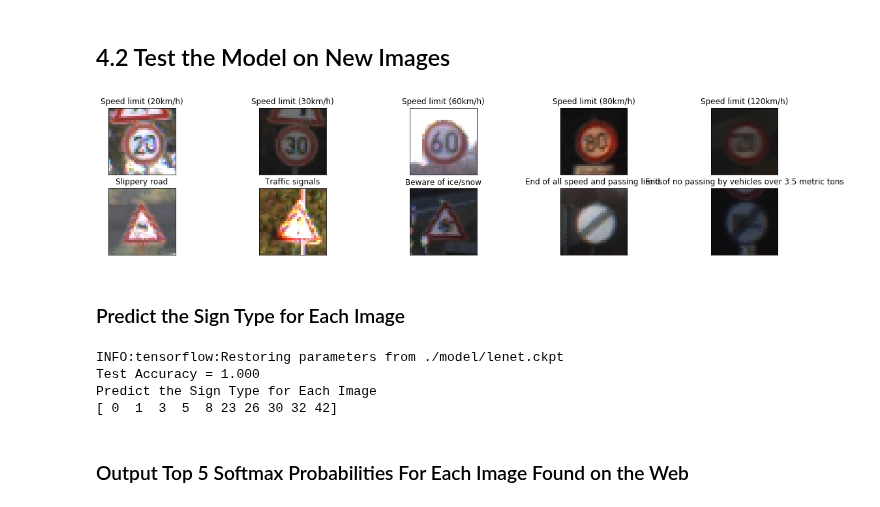
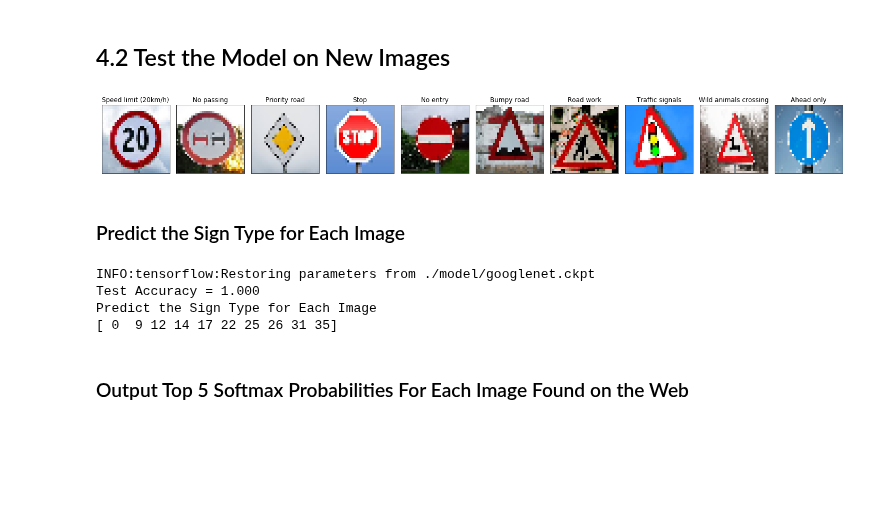
Before and after one commit to liferlisiqi/Traffic-Sign-Classifier, a Jupyter notebook: GoogLeNet.ipynb, the cells around one changed output. Saved outputs shown, nothing was run; the diff lists cells and outputs as text; code cells hidden in the pictures; blank space fills up the shorter version.

```diff
--- a/GoogLeNet.ipynb
+++ b/GoogLeNet.ipynb
@@ -207,49 +216,46 @@ INFO:tensorflow:Restoring parameters from ./model/googlenet.ckpt
 # %% [markdown]
 ## 4.2 Test the Model on New Images
-# %%
-gt_images = []
-gt_labels = []
-
-with open('./test_images/labels.csv') as f:
-    gt_labels = [row[7] for row in csv.reader(f)]
-# print(gt_labels)
-
-for i in range(1, 11):
-    img = Image.open('./test_images/' + str(i) +'.ppm')
-    img.save('./test_images/' + str(i) +'.jpg')
-    gt_images.append(plt.imread('./test_images/' + str(i) +'.ppm'))
-# print(gt_images)
-
-plt.figure(figsize=(20, 20))
-for i in range(len(gt_images)):
-    plt.subplot(9, 5, i + 1), plt.imshow(gt_images[i]), plt.title(signnames[int(gt_labels[i])])
-    plt.xticks([]), plt.yticks([])
-
-gt_images = np.array(gt_images)
-gt_labels = np.array(gt_labels)
-
-# Normalization
-gt_images = gt_images.astype(np.float32) / 128. - 1.
-# %% [output]
-[figure, removed]
+# %%
+online_images = []
+online_labels = [0, 9, 12, 14, 17, 22, 25, 26, 31, 35]
+
+for i in range(1, 11):
+    image = plt.imread('./test_images/' + str(i) +'.jpeg')
+    image_reshape = cv2.resize(image,(32, 32), interpolation = cv2.INTER_CUBIC)
+    online_images.append(image_reshape)
+
+plt.figure(figsize=(25, 10))
+plt.subplots_adjust(hspace = .1, wspace=.1)
+for i in range(len(online_images)):
+    plt.subplot(1, 10, i + 1)
+    plt.imshow(online_images[i])
+    plt.title(signnames[int(online_labels[i])])
+    plt.xticks([]), plt.yticks([])
+plt.savefig('./result_images/online image.jpg')
+
+online_images = np.array(online_images)
+online_images = online_images.astype(np.float32) / 128. - 1.
+online_labels = np.array(online_labels)
+# %% [output]
+[figure, added]
 # %% [markdown]
 ### Predict the Sign Type for Each Image
 # %%
 with tf.Session() as sess:
     saver.restore(sess, './model/googlenet.ckpt')
-    test_accuracy = evaluate(gt_images, gt_labels)
+    test_accuracy = evaluate(online_images, online_labels)
     print("Test Accuracy = {:.3f}".format(test_accuracy))
-    logits_value = sess.run(logits, feed_dict={x: gt_images})
+    logits_value = sess.run(logits, feed_dict={x: online_images})
     probabilities = sess.run(tf.nn.softmax(logits_value))
 
 predict = probabilities.argmax(axis=1)
 print("Predict the Sign Type for Each Image")
 print(predict)
 # %% [output]
-INFO:tensorflow:Restoring parameters from ./model/lenet.ckpt
+INFO:tensorflow:Restoring parameters from ./model/googlenet.ckpt
 Test Accuracy = 1.000
 Predict the Sign Type for Each Image
-[ 0  1  3  5  8 23 26 30 32 42]
+[ 0  9 12 14 17 22 25 26 31 35]
 # %% [markdown]
 ### Output Top 5 Softmax Probabilities For Each Image Found on the Web
 # %%
```
Also changed, not shown: parts of 7 cells of this notebook, 34 other files.
